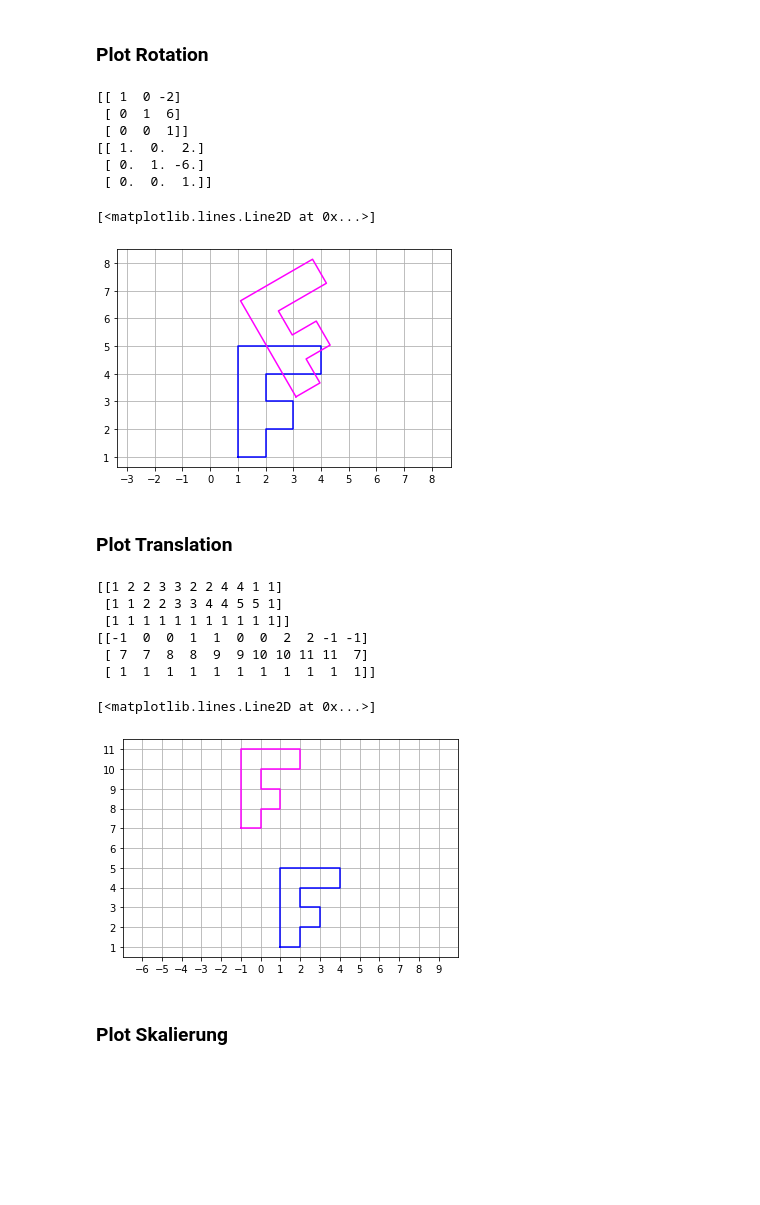
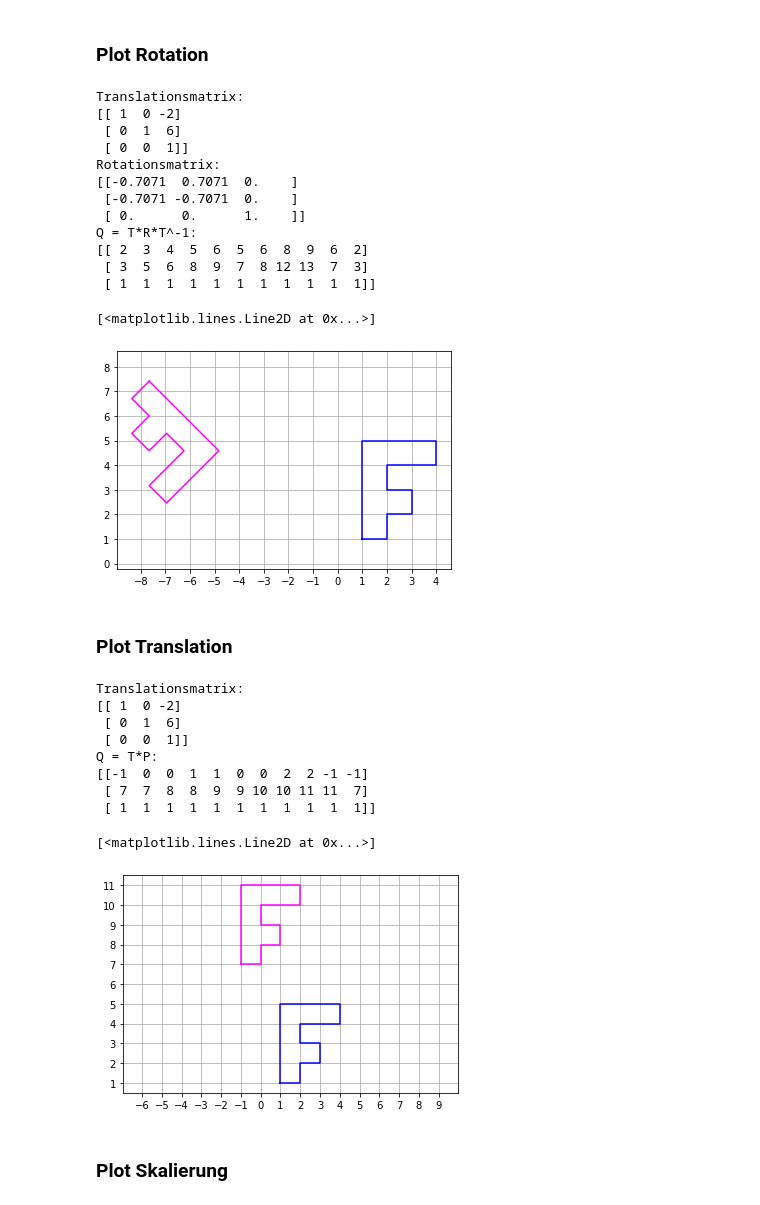
Before and after one commit to BreathingFlesh/linalg_notebooks, a Jupyter notebook: Lineare Abbildungen.ipynb, the cells around one changed output. Cells and saved outputs as stored; diff of their text form; code cells hidden in the pictures; blank space fills up the shorter version.

Commit message:
Add prints

```diff
--- a/Lineare Abbildungen.ipynb
+++ b/Lineare Abbildungen.ipynb
@@ -13,7 +13,7 @@ P = np.array ([
 print (P)
 
 # Rotationswinkel (im Gradmass)
-rot = 30
+rot = 225
 
 # Translation oder Rotationszentrum (0, 0 für Standard)
 tl_x = -2
@@ -126,24 +126,33 @@ def sch(sx, sy):
 # %%
 axs = pl.axes()
 axs.axis ('equal')
 axs.xaxis.set_major_locator (tk.MultipleLocator (1.0))
 axs.yaxis.set_major_locator (tk.MultipleLocator (1.0))
 axs.grid()
 
-T = tl(tl_x, tl_y)y
+T = tl(tl_x, tl_y)
 R = rt(rot)
+print(f'Translationsmatrix:\n{T}')
+print(f'Rotationsmatrix:\n{np.around(R, 4)}')
+print(f'Q = T*R*T^-1:\n{Q}')
 Q = T @ R @ la.inv(T) @ P # Zuerst verschieben, dann um den 0 Punkt rotieren und wieder zurück verschieben (inverse der Translationsmatrix)
 pl.plot (P [0, :], P [1, :], 'blue')
 pl.plot (Q [0, :], Q [1, :], 'magenta')
 # %% [output]
+Translationsmatrix:
 [[ 1  0 -2]
  [ 0  1  6]
  [ 0  0  1]]
-[[ 1.  0.  2.]
- [ 0.  1. -6.]
- [ 0.  0.  1.]]
+Rotationsmatrix:
+[[-0.7071  0.7071  0.    ]
+ [-0.7071 -0.7071  0.    ]
+ [ 0.      0.      1.    ]]
+Q = T*R*T^-1:
+[[ 2  3  4  5  6  5  6  8  9  6  2]
+ [ 3  5  6  8  9  7  8 12 13  7  3]
+ [ 1  1  1  1  1  1  1  1  1  1  1]]
 [<matplotlib.lines.Line2D at 0x...>]
-[figure, old version]
+[figure, new version]
 # %% [markdown]
 ### Plot Translation
 # %%
@@ -155,14 +164,16 @@ axs.grid()
 
 T = tl(tl_x, tl_y)
 Q = T @ P
-print(P)
-print(Q)
+print(f'Translationsmatrix:\n{T}')
+print(f'Q = T*P:\n{Q}')
 pl.plot (P [0, :], P [1, :], 'blue')
 pl.plot (Q [0, :], Q [1, :], 'magenta')
 # %% [output]
-[[1 2 2 3 3 2 2 4 4 1 1]
- [1 1 2 2 3 3 4 4 5 5 1]
- [1 1 1 1 1 1 1 1 1 1 1]]
+Translationsmatrix:
+[[ 1  0 -2]
+ [ 0  1  6]
+ [ 0  0  1]]
+Q = T*P:
 [[-1  0  0  1  1  0  0  2  2 -1 -1]
  [ 7  7  8  8  9  9 10 10 11 11  7]
  [ 1  1  1  1  1  1  1  1  1  1  1]]
```
Also changed, not shown: parts of 6 cells of this notebook.
